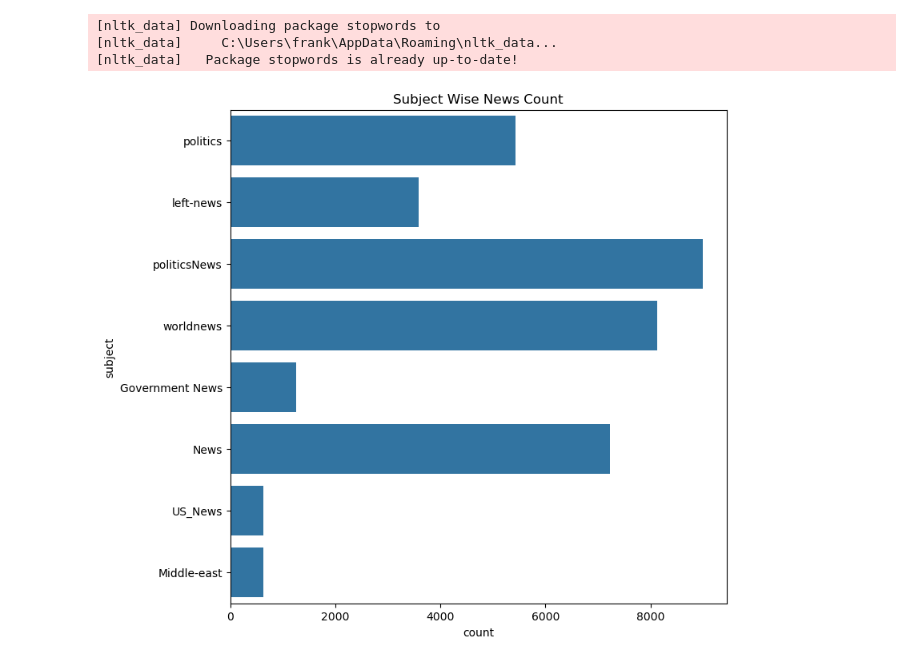
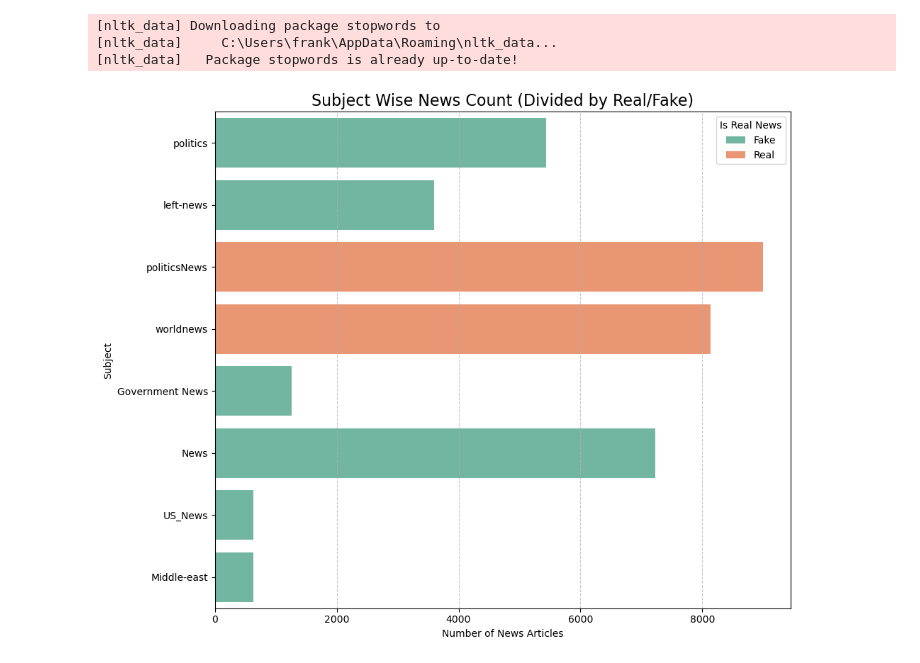
Before and after one commit to Frank-Doroudian/Fake-News, a Jupyter notebook: Fake_News_Detection.ipynb, the cells around one changed output. Saved outputs shown, nothing was run; the diff lists cells and outputs as text; code cells hidden in the pictures.

```diff
--- a/Fake_News_Detection.ipynb
+++ b/Fake_News_Detection.ipynb
@@ -127,9 +127,17 @@ df['clean_joined'] = df['clean'].apply(lambda x: " ".join(x))
 [nltk_data]   Package stopwords is already up-to-date!
 # %%
 # Plot the number of samples in each subject
-plt.figure(figsize = (8, 8))
-plt.title("Subject Wise News Count")
-sns.countplot(y = "subject", data = df)
+plt.figure(figsize=(10, 8))
+plt.title("Subject Wise News Count (Divided by Real/Fake)", fontsize=16)
+
+# hue="isReal" splits the bars between real (1) and fake (0)
+sns.countplot(y="subject", data=df, hue="isReal", palette="Set2")
+
+plt.xlabel("Number of News Articles")
+plt.ylabel("Subject")
+plt.legend(title="Is Real News", labels=["Fake", "Real"])
+plt.grid(axis="x", linestyle="--", alpha=0.7)
+plt.tight_layout()
 plt.show()
 # %% [output]
-[figure, old version]
+[figure, new version]
```
Also changed, not shown: parts of 1 cell of this notebook.
